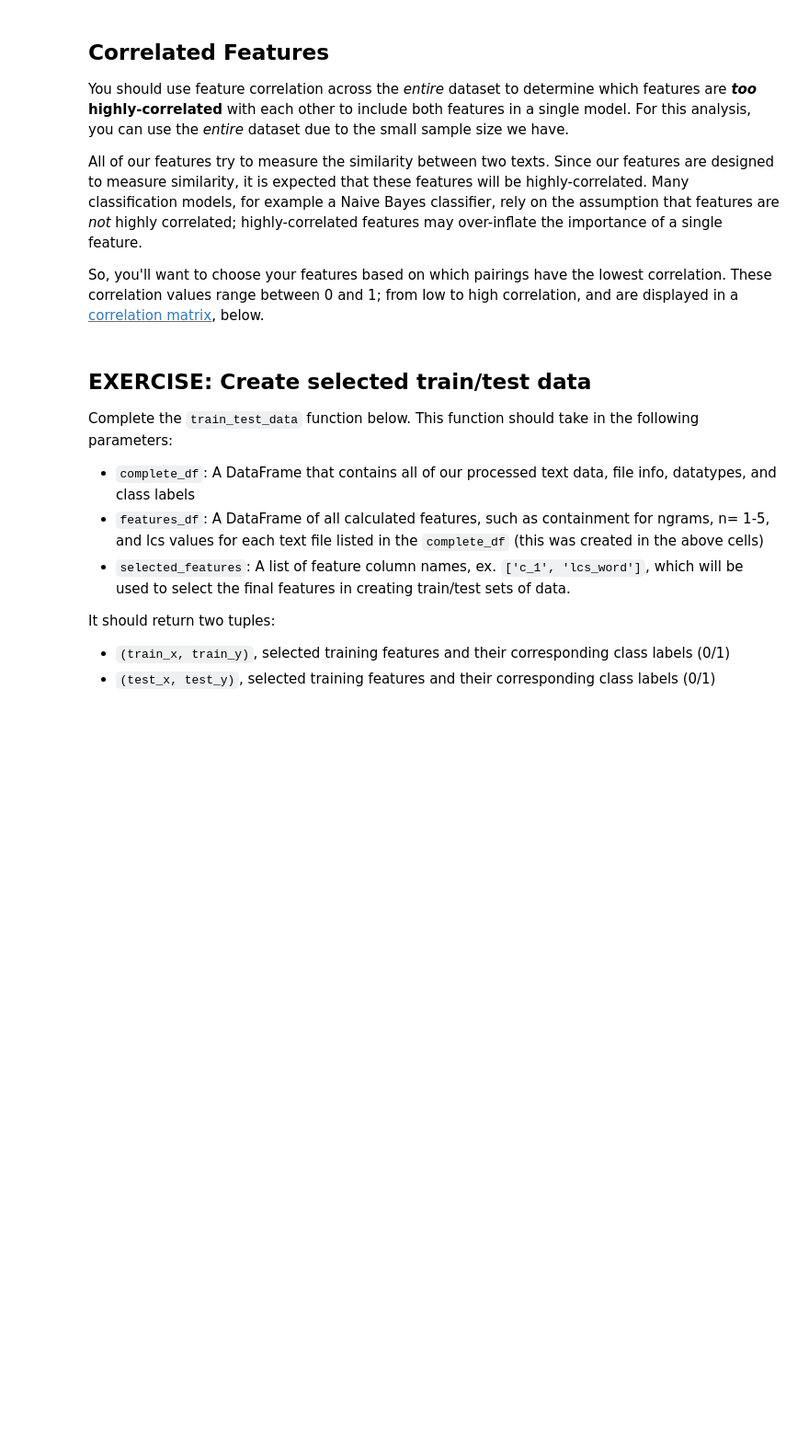
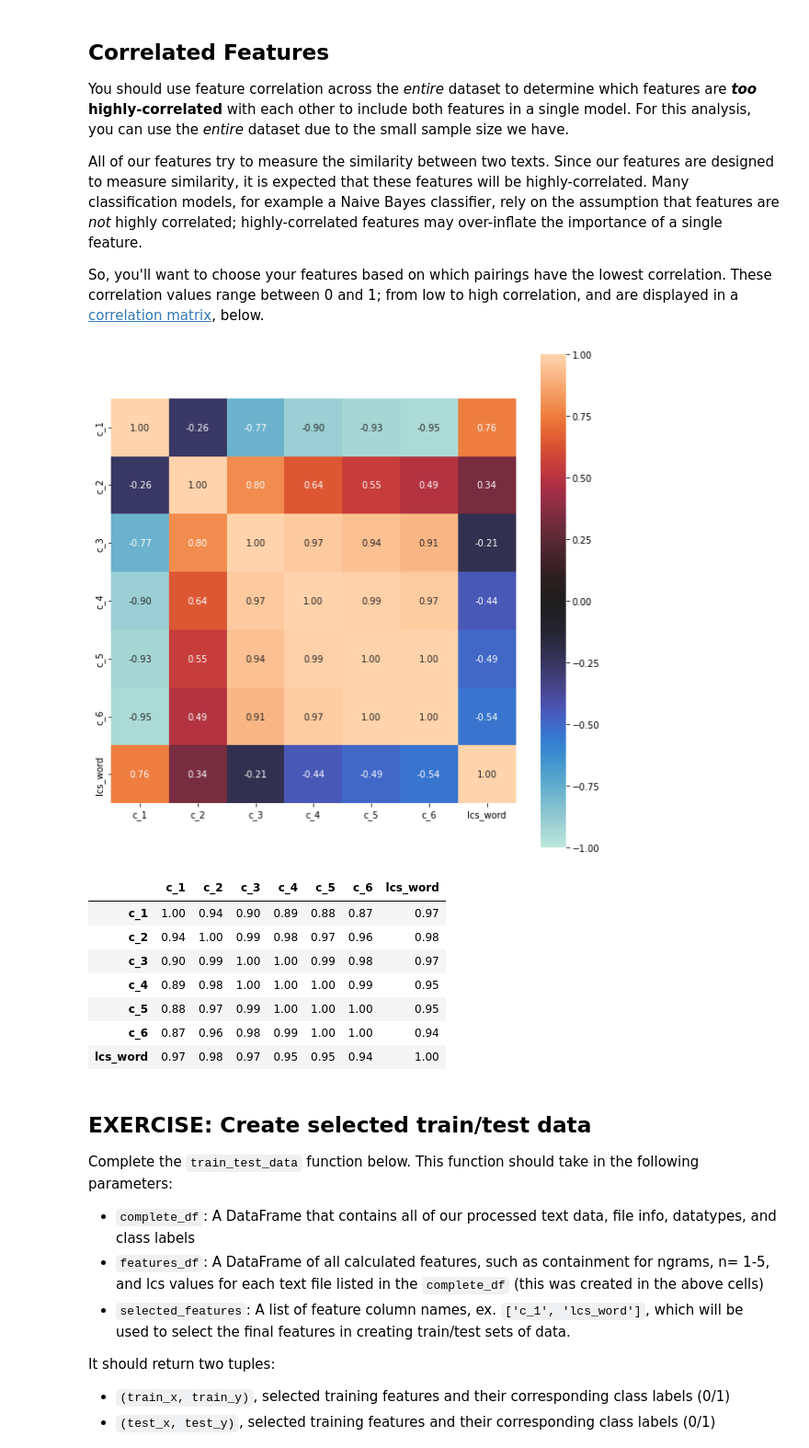
Before and after one commit to wanagata/plagiarism-detect-sage, a Jupyter notebook: 2_Plagiarism_Feature_Engineering.ipynb, the cells around one changed output. Shown: that part at 92% size. Drawn from its saved outputs; the diff is of its cells as text; code cells hidden in the pictures; blank space fills up the shorter version.

Commit message:
Complete feature engineering notebook

```diff
--- a/2_Plagiarism_Feature_Engineering.ipynb
+++ b/2_Plagiarism_Feature_Engineering.ipynb
@@ -146,7 +126,7 @@ def numerical_dataframe(csv_file='data/file_information.csv'):
       2) Adds a new, numerical `Class` label column.
       The `Class` column will label plagiarized answers as 1 and non-plagiarized as 0.
       Source texts have a special label, -1.
-      :param csv_file: The directory for the file_information.csv file
+make_csv(test_x, test_y, filename='test.csv', data_dir=data_dir)
       :return: A dataframe with numerical categories and a new `Class` label column'''
    # your code here
    plagiarism_df = pd.read_csv(csv_file)
@@ -575,3 +543,41 @@ def lcs_norm_word(answer_text, source_text):
+# %%
+# Compute the normalized LCS given an answer text and a source text
+import numpy as np
+from numpy import sum
+from sklearn.feature_extraction.text import CountVectorizer
+A = "i think pagerank is a link analysis algorithm used by google that uses a system of weights attached to each element of a hyperlinked set of documents"
+S = "pagerank is a link analysis algorithm used by the google internet search engine that assigns a numerical weighting to each element of a hyperlinked set of documents"
+
+
+def get_post_text(long_array_text):
+    words = long_array_text.split()  # Split string into words
+    return words
+
+def lcs_norm_word(answer_text, source_text):
+    '''Computes the longest common subsequence of words in two texts; returns a normalized value.
+        :param answer_text: The pre-processed text for an answer text
+        :param source_text: The pre-processed text for an answer's associated source text
+        :return: A normalized LCS value'''
+    # your code here
+    a_text = answer_text.split()
+    s_text = source_text.split()
+
+    counter = np.array([[0]*(len(a_text)+1)]*(len(s_text)+1))
+
+    for i in range(1, len(s_text)+1):
+        for j in range(1, len(a_text)+1):
+            if a_text[j-1] == s_text[i-1]:
+                #diagonal plus
+                counter[i][j] = counter[i-1][j-1]+1
+            else:
+                #max from left top
+                counter[i][j] = max([counter[i][j-1], counter[i-1][j]])
+            pass
+        #print(counter[i]) #for debug
+        pass
+    ans = counter[-1][-1]/len(a_text)
+    #print(ans)
+    return ans
 # %% [markdown]
 ### Test cells
 
@@ -763,12 +802,25 @@ So, you'll want to choose your features based on which pairings have the lowest
 # %%
 """
 DON'T MODIFY ANYTHING IN THIS CELL THAT IS BELOW THIS LINE
 """
 # Create correlation matrix for just Features to determine different models to test
 corr_matrix = features_df.corr().abs().round(2)
+from dython.nominal import associations
+
+associations(corr_matrix, figsize = (10, 10))
 
 # display shows all of a dataframe
 display(corr_matrix)
+# %% [output]
+[figure, added]
+|  | c_1 | c_2 | c_3 | c_4 | c_5 | c_6 | lcs_word |
+| c_1 | 1.00 | 0.94 | 0.90 | 0.89 | 0.88 | 0.87 | 0.97 |
+| c_2 | 0.94 | 1.00 | 0.99 | 0.98 | 0.97 | 0.96 | 0.98 |
+| c_3 | 0.90 | 0.99 | 1.00 | 1.00 | 0.99 | 0.98 | 0.97 |
+| c_4 | 0.89 | 0.98 | 1.00 | 1.00 | 1.00 | 0.99 | 0.95 |
+| c_5 | 0.88 | 0.97 | 0.99 | 1.00 | 1.00 | 1.00 | 0.95 |
+| c_6 | 0.87 | 0.96 | 0.98 | 0.99 | 1.00 | 1.00 | 0.94 |
+| lcs_word | 0.97 | 0.98 | 0.97 | 0.95 | 0.95 | 0.94 | 1.00 |
 # %% [markdown]
 ## EXERCISE: Create selected train/test data
 
```
Also changed, not shown: parts of 19 cells of this notebook, 2 other files.
